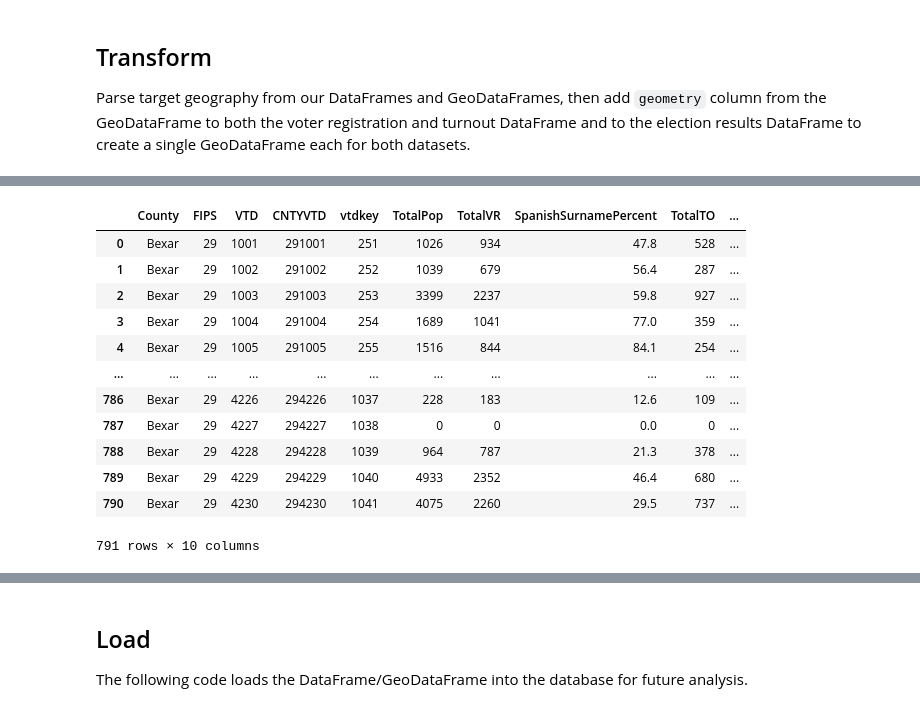
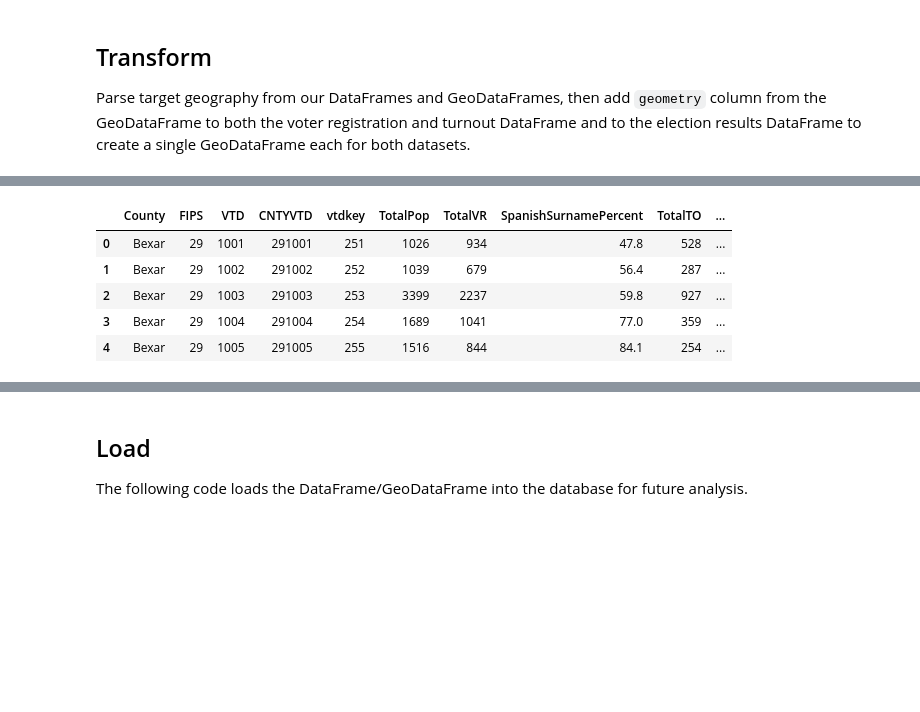
Before and after one commit to hector-torres/DemographicResearch, a Jupyter notebook: ETL_notebooks/tx_leg_council__comprehensive_election_dataset__ETL.ipynb, the cells around one changed output, grey strips where cells are left out. Drawn from its saved outputs; the diff is of its cells as text; code cells hidden in the pictures; blank space fills up the shorter version.

```diff
--- a/tx_leg_council__comprehensive_election_dataset__ETL.ipynb
+++ b/ETL_notebooks/tx_leg_council__comprehensive_election_dataset__ETL.ipynb
@@ -70,7 +70,7 @@ if not os.path.exists(shapefiles_dirpath):
             os.remove(shapefiles_dirpath + file)
 # %%
 # checks for datasets
-dataset_dirpath = f'data/datasets/texas_legislative_council/'
+dataset_dirpath = f'../data/datasets/texas_legislative_council/'
 dataset_filepath = f'{year}{election_type}_vtds_election_data'
 if year == '22' and election_type == 'g':
     election_data_url = f'https://data.capitol.texas.gov/dataset/35b16aee-0bb0-4866-b1ec-859f1f044241/resource/b9ebdbdb-3e31-4c98-b158-0e2993b05efc/download/2022-general-vtds-election-data.zip'
@@ -185,22 +171,15 @@ parsed_voter_registration_and_turnout_df
 # %%
 # merge GeoDataFrame `geometry` columns with voter registration and turnout DataFrame
 voter_registration_and_turnout_gdf = pd.merge(parsed_voter_registration_and_turnout_df, parsed_gdf[['VTDKEY', 'geometry']], left_on='vtdkey', right_on='VTDKEY')
 voter_registration_and_turnout_gdf.drop(columns='VTDKEY', inplace=True)
-voter_registration_and_turnout_gdf
+voter_registration_and_turnout_gdf.head()
 # %% [output]
 |  | County | FIPS | VTD | CNTYVTD | vtdkey | TotalPop | TotalVR | SpanishSurnamePercent | TotalTO | ... |
 | 0 | Bexar | 29 | 1001 | 291001 | 251 | 1026 | 934 | 47.8 | 528 | ... |
 | 1 | Bexar | 29 | 1002 | 291002 | 252 | 1039 | 679 | 56.4 | 287 | ... |
 | 2 | Bexar | 29 | 1003 | 291003 | 253 | 3399 | 2237 | 59.8 | 927 | ... |
 | 3 | Bexar | 29 | 1004 | 291004 | 254 | 1689 | 1041 | 77.0 | 359 | ... |
 | 4 | Bexar | 29 | 1005 | 291005 | 255 | 1516 | 844 | 84.1 | 254 | ... |
-| ... | ... | ... | ... | ... | ... | ... | ... | ... | ... | ... |
-| 786 | Bexar | 29 | 4226 | 294226 | 1037 | 228 | 183 | 12.6 | 109 | ... |
-| 787 | Bexar | 29 | 4227 | 294227 | 1038 | 0 | 0 | 0.0 | 0 | ... |
-| 788 | Bexar | 29 | 4228 | 294228 | 1039 | 964 | 787 | 21.3 | 378 | ... |
-| 789 | Bexar | 29 | 4229 | 294229 | 1040 | 4933 | 2352 | 46.4 | 680 | ... |
-| 790 | Bexar | 29 | 4230 | 294230 | 1041 | 4075 | 2260 | 29.5 | 737 | ... |
-791 rows × 10 columns
 # %%
 # parse elections results DataFrame to include only target geographies
 for county in county_or_counties:
```
Also changed, not shown: parts of 7 cells of this notebook, 1 other file.
